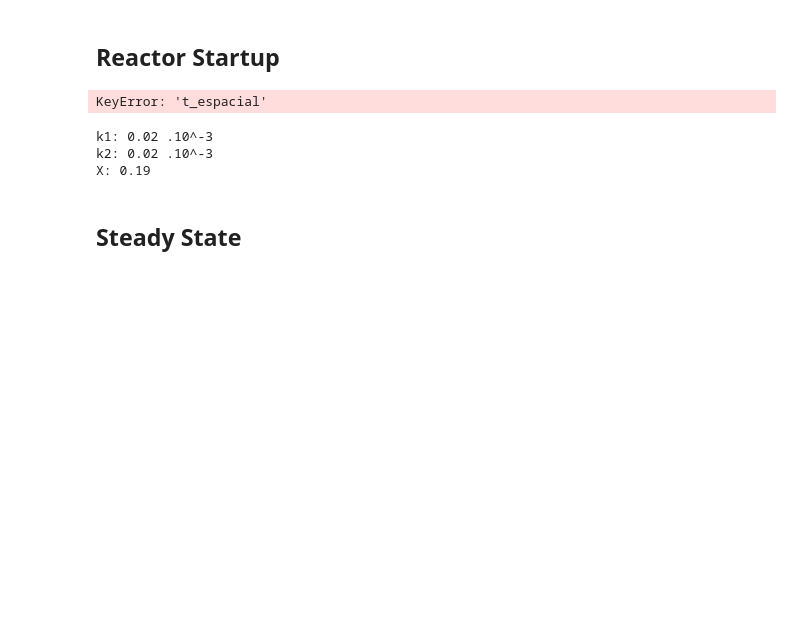
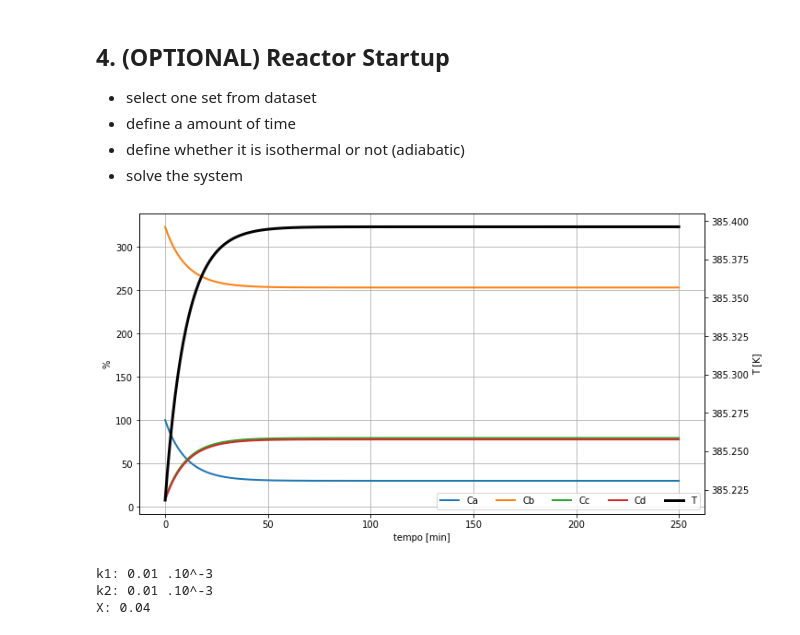
Before and after one commit to guiisc/tcc_feq_guilherme_silva_costa, a Jupyter notebook: data_section/generate_CSTRdata.ipynb, the cells around one changed output. Cells and saved outputs as stored; diff of their text form; code cells hidden in the pictures; blank space fills up the shorter version.

Commit message:
Documented module and notebook,created new dataset

```diff
--- a/data_section/generate_CSTRdata.ipynb
+++ b/data_section/generate_CSTRdata.ipynb
@@ -7,5 +18,5 @@ R = 8.314 # J/K. mol
 # %%
-n = 1000
+n = 100
 Ca = m.generate_values(1, 5, n)
 Cb = m.generate_values(1, 5, n)
 Cc = m.generate_values(0, .1, n)
@@ -28,9 +45,9 @@ Ea2 = Ea1/1.3 # J/mol
 k02 = 5e1 # L/mol.s
 
 V = 500 # L
-dHr = 100e3 # J/mol
+dHr = 150e3 # J/mol
 rho = 1.1e3 # g/L
-Cp = 700 # J/g.K
+Cp = 600 # J/g.K
 
 # C: mol/L
 # Q: L/s
@@ -49,18 +76,23 @@ data['t_spacial'] = V/Q
 # %% [markdown]
-## Reactor Startup
+<h2>4. (OPTIONAL) Reactor Startup </h2>
+
+- select one set from dataset
+- define a amount of time
+- define whether it is isothermal or not (adiabatic)
+- solve the system
 # %%
-row = 6
+row = 0
 ode_solved = m.ode_solve(data, n=100*n, t=15000, row=row, isothermal=False)
 m.ode_plot(ode_solved)
 # %% [output]
-KeyError: 't_espacial'
+[figure, added]
 # %%
-print(f"k1: {m.cte_taxa(data.loc[row, 'T'], data.loc[row, 'k01'], data.loc[row, 'Ea1'])*1e3:.2f} .10^-3")
-print(f"k2: {m.cte_taxa(data.loc[row, 'T'], data.loc[row, 'k02'], data.loc[row, 'Ea2'])*1e3:.2f} .10^-3")
+ss = m.steadyState(data.loc[row])
+ss.constant_rate
+print(f"k1: {ss.constant_rate(data.loc[row, 'T'], data.loc[row, 'k01'], data.loc[row, 'Ea1'])*1e3:.2f} .10^-3")
+print(f"k2: {ss.constant_rate(data.loc[row, 'T'], data.loc[row, 'k02'], data.loc[row, 'Ea2'])*1e3:.2f} .10^-3")
 print(f"X: {m.X( ode_solved['Ca'].values[0], ode_solved['Ca'].values[-1] ):.2f}")
 # %% [output]
-k1: 0.02 .10^-3
-k2: 0.02 .10^-3
-X: 0.19
+k1: 0.01 .10^-3
+k2: 0.01 .10^-3
+X: 0.04
-# %% [markdown]
-## Steady State
```
Also changed, not shown: parts of 9 cells of this notebook, 10 other files.
